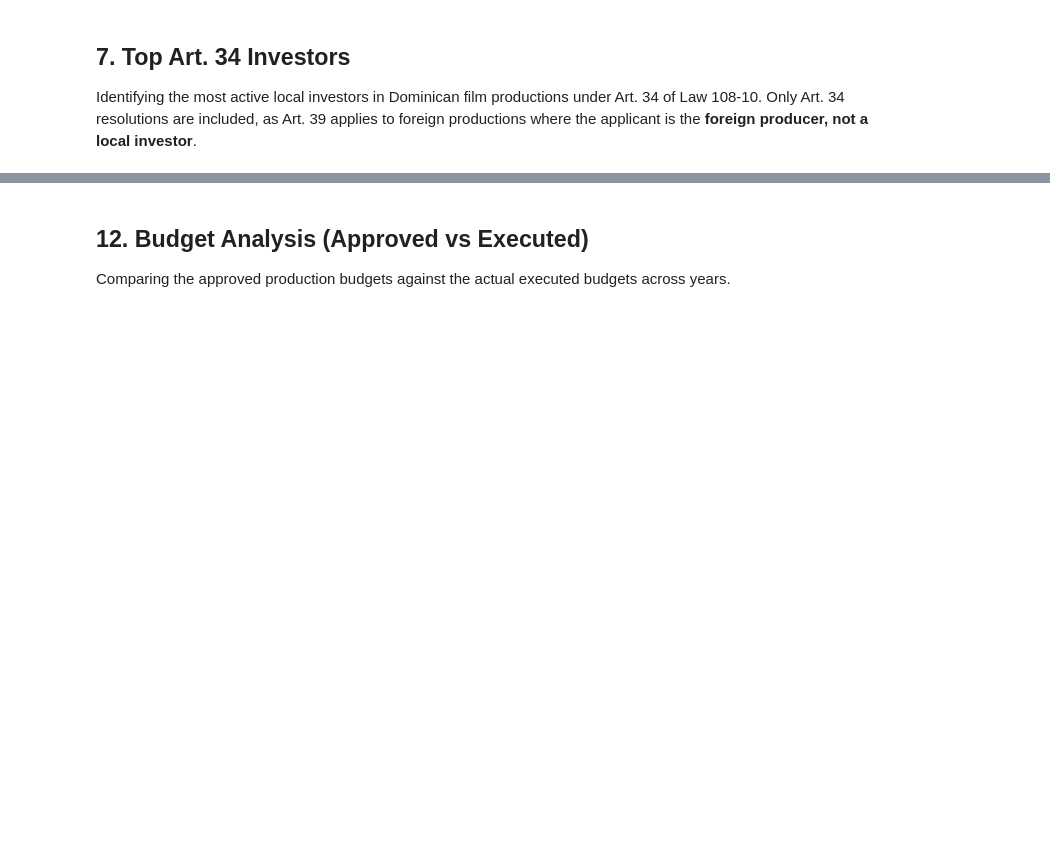
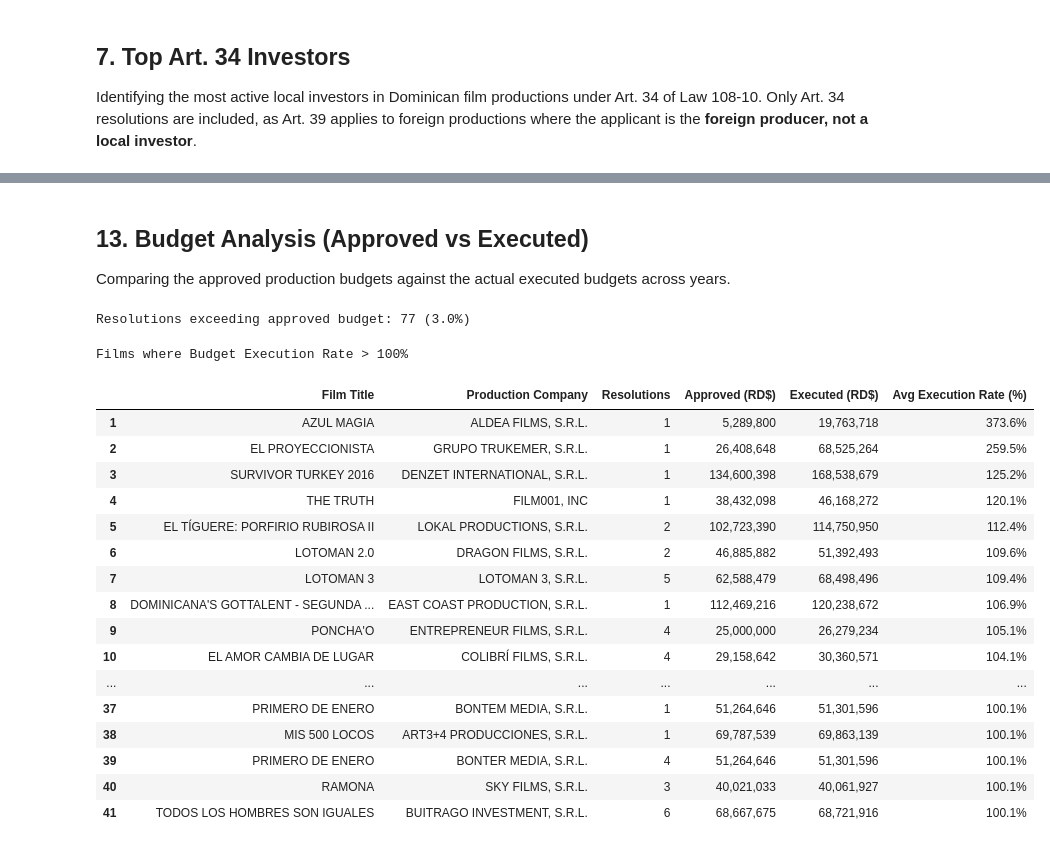
Before and after one commit to jorgedoiany/dominican-film-dashboard, a Jupyter notebook: notebooks/02_eda_cipac.ipynb, the cells around one changed output, grey strips where cells are left out. Cells and saved outputs as stored; diff of their text form; code cells hidden in the pictures; blank space fills up the shorter version.

```diff
--- a/notebooks/02_eda_cipac.ipynb
+++ b/notebooks/02_eda_cipac.ipynb
@@ -1020,5 +1412,5 @@ plt.show()
 # %% [markdown]
-## 12. Budget Analysis (Approved vs Executed)
+## 13. Budget Analysis (Approved vs Executed)
 
 Comparing the approved production budgets against the actual executed budgets across years.
 # %%
@@ -1077,4 +1469,53 @@ fig.update_layout(
 )
 fig.add_hline(y=100, line_dash='dash', line_color='gray', annotation_text='100%')
 fig.show()
+# %%
+# Resolutions where execution rate > 100%
+exec_rate_df = df_approved[df_approved['total_budget_approved'].notna() &
+                            df_approved['total_budget_executed'].notna()].copy()
+exec_rate_df['execution_rate'] = (exec_rate_df['total_budget_executed'] /
+                                   exec_rate_df['total_budget_approved'] * 100).round(1)
+
+over_100 = exec_rate_df[exec_rate_df['execution_rate'] > 100].copy()
+
+print(f"Resolutions exceeding approved budget: {len(over_100)} ({len(over_100)/len(exec_rate_df)*100:.1f}%)\n")
+
+over_100_grouped = over_100.groupby(['film_title', 'local_company']).agg(
+    Resolutions=('resolution_number', 'count'),
+    Approved=('total_budget_approved', 'first'),
+    Executed=('total_budget_executed', 'first'),
+    Avg_Execution_Rate=('execution_rate', 'mean')
+).reset_index().sort_values('Avg_Execution_Rate', ascending=False).reset_index(drop=True)
+over_100_grouped.index += 1
+over_100_grouped.columns = ['Film Title', 'Production Company', 'Resolutions', 'Approved (RD$)', 'Executed (RD$)', 'Avg Execution Rate (%)']
+over_100_grouped['Avg Execution Rate (%)'] = over_100_grouped['Avg Execution Rate (%)'].round(1)
+
+over_100_grouped.style \
+    .background_gradient(subset=['Avg Execution Rate (%)'], cmap='Oranges') \
+    .set_caption('Films where Budget Execution Rate > 100%') \
+    .format({'Approved (RD$)': '{:,.0f}', 'Executed (RD$)': '{:,.0f}', 'Avg Execution Rate (%)': '{:.1f}%'}) \
+    .set_table_styles([
+        {'selector': 'caption', 'props': [('font-size', '14px'), ('font-weight', 'bold')]},
+        {'selector': 'th', 'props': [('background-color', '#ff7f0e'), ('color', 'white')]},
+    ])
+# %% [output]
+Resolutions exceeding approved budget: 77 (3.0%)
+Films where Budget Execution Rate > 100%
+|  | Film Title | Production Company | Resolutions | Approved (RD$) | Executed (RD$) | Avg Execution Rate (%) |
+| 1 | AZUL MAGIA | ALDEA FILMS, S.R.L. | 1 | 5,289,800 | 19,763,718 | 373.6% |
+| 2 | EL PROYECCIONISTA | GRUPO TRUKEMER, S.R.L. | 1 | 26,408,648 | 68,525,264 | 259.5% |
+| 3 | SURVIVOR TURKEY 2016 | DENZET INTERNATIONAL, S.R.L. | 1 | 134,600,398 | 168,538,679 | 125.2% |
+| 4 | THE TRUTH | FILM001, INC | 1 | 38,432,098 | 46,168,272 | 120.1% |
+| 5 | EL TÍGUERE: PORFIRIO RUBIROSA II | LOKAL PRODUCTIONS, S.R.L. | 2 | 102,723,390 | 114,750,950 | 112.4% |
+| 6 | LOTOMAN 2.0 | DRAGON FILMS, S.R.L. | 2 | 46,885,882 | 51,392,493 | 109.6% |
+| 7 | LOTOMAN 3 | LOTOMAN 3, S.R.L. | 5 | 62,588,479 | 68,498,496 | 109.4% |
+| 8 | DOMINICANA'S GOTTALENT - SEGUNDA ... | EAST COAST PRODUCTION, S.R.L. | 1 | 112,469,216 | 120,238,672 | 106.9% |
+| 9 | PONCHA'O | ENTREPRENEUR FILMS, S.R.L. | 4 | 25,000,000 | 26,279,234 | 105.1% |
+| 10 | EL AMOR CAMBIA DE LUGAR | COLIBRÍ FILMS, S.R.L. | 4 | 29,158,642 | 30,360,571 | 104.1% |
+| ... | ... | ... | ... | ... | ... | ... |
+| 37 | PRIMERO DE ENERO | BONTEM MEDIA, S.R.L. | 1 | 51,264,646 | 51,301,596 | 100.1% |
+| 38 | MIS 500 LOCOS | ART3+4 PRODUCCIONES, S.R.L. | 1 | 69,787,539 | 69,863,139 | 100.1% |
+| 39 | PRIMERO DE ENERO | BONTER MEDIA, S.R.L. | 4 | 51,264,646 | 51,301,596 | 100.1% |
+| 40 | RAMONA | SKY FILMS, S.R.L. | 3 | 40,021,033 | 40,061,927 | 100.1% |
+| 41 | TODOS LOS HOMBRES SON IGUALES | BUITRAGO INVESTMENT, S.R.L. | 6 | 68,667,675 | 68,721,916 | 100.1% |
 # %% [markdown]
```
Also changed, not shown: parts of 38 cells of this notebook, 1 other file.
